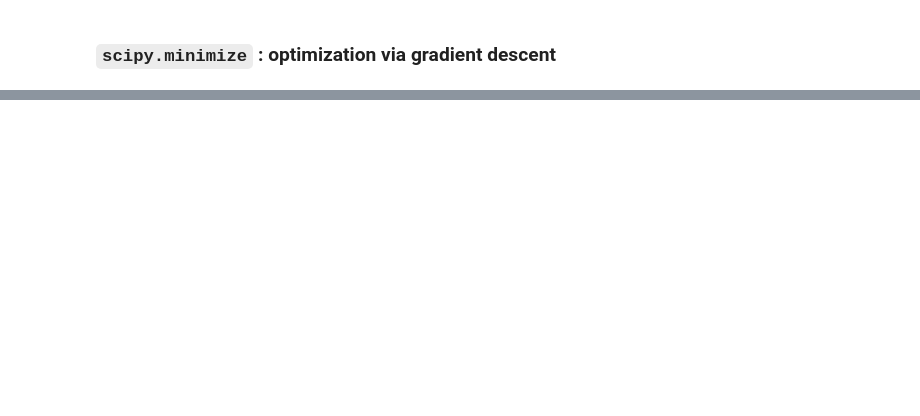
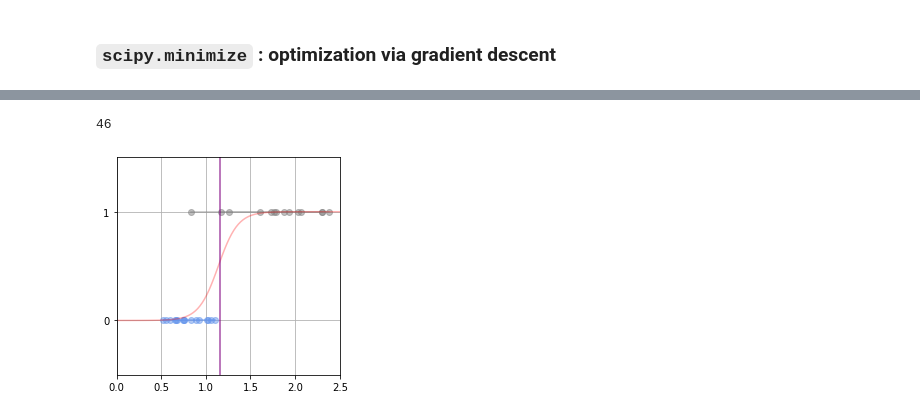
Before and after one commit to cielixer/vilab-ml-study, a Jupyter notebook: ch6/1.1D Binary Classification.ipynb, the cells around one changed output, grey strips where cells are left out. Cells and saved outputs as stored; diff of their text form; code cells hidden in the pictures; blank space fills up the shorter version.

Commit message:
1D Binary classification
add decision plane

```diff
--- a/ch6/1.1D Binary Classification.ipynb
+++ b/ch6/1.1D Binary Classification.ipynb
@@ -228,0 +229,21 @@ plt.show()
+# %%
+x = np.linspace(0, 2.5, 100)
+opt_logistic = logistic(x, opt_w)
+
+opt_dec_plane = np.where(opt_logistic > 0.5)[0][0]
+print(opt_dec_plane)
+
+plt.figure(figsize=(4, 4))
+plt.grid(True)
+plt.xlim(0, 2.5)
+plt.ylim(-0.5, 1.5)
+plt.yticks([0, 1])
+plt.plot(X[T==0], T[T==0], 'cornflowerblue', alpha=0.5, marker='o')
+plt.plot(X[T==1], T[T==1], 'gray', alpha=0.5, marker='o')
+plt.plot(x, opt_logistic, 'red', alpha=0.3)
+plt.axvline(x[opt_dec_plane], color='purple', alpha = 0.7)
+
+plt.show()
+# %% [output]
+46
+[figure, added]
```
Also changed, not shown: parts of 5 cells of this notebook, 1 other file.
